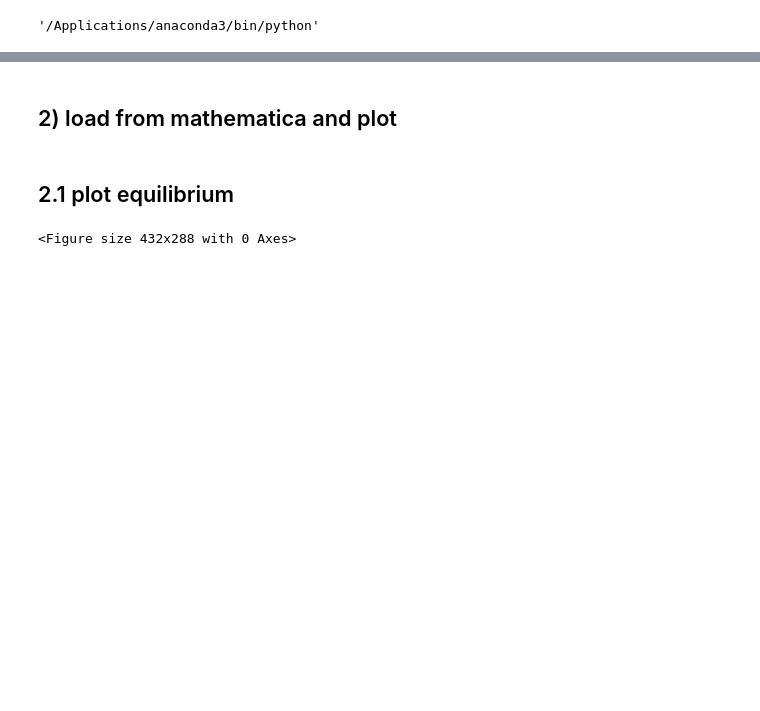
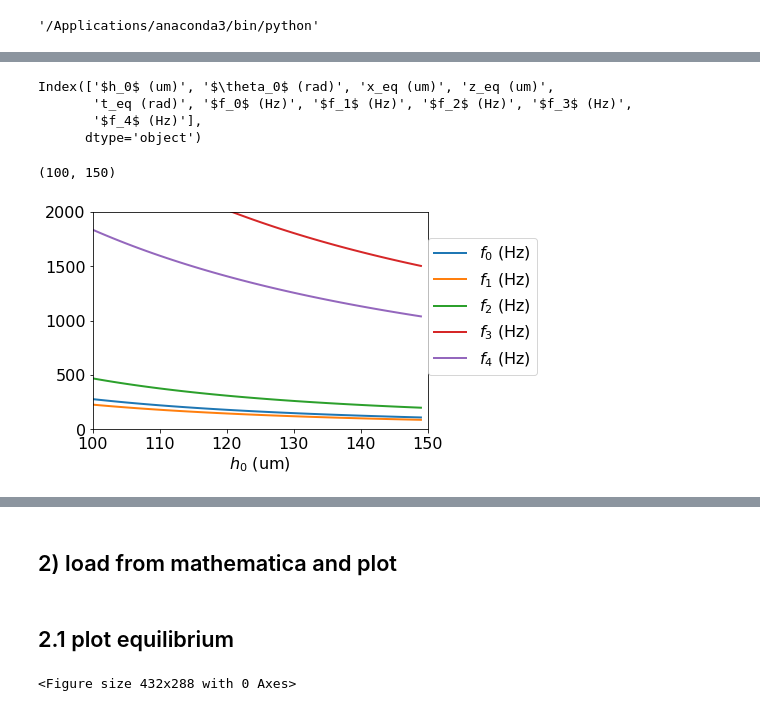
Before and after one commit to LISE-B26/frozen_dipole_model, a Jupyter notebook: notebooks/type_II_SC_find_frequencies.ipynb, the cells around one changed output, grey strips where cells are left out. Cells and saved outputs as stored; diff of their text form; code cells hidden in the pictures; blank space fills up the shorter version.

```diff
--- a/notebooks/type_II_SC_find_frequencies.ipynb
+++ b/notebooks/type_II_SC_find_frequencies.ipynb
@@ -144,0 +219,18 @@ plt.show()
+# %%
+df.keys()
+# %% [output]
+Index(['$h_0$ (um)', '$\theta_0$ (rad)', 'x_eq (um)', 'z_eq (um)',
+       't_eq (rad)', '$f_0$ (Hz)', '$f_1$ (Hz)', '$f_2$ (Hz)', '$f_3$ (Hz)',
+       '$f_4$ (Hz)'],
+      dtype='object')
+# %%
+sub_df = df[df['$\\theta_0$ (rad)'] == df['$\\theta_0$ (rad)'].unique()[62]]
+
+sub_df.plot(x='$h_0$ (um)', y=['$f_{:d}$ (Hz)'.format(i) for i in range(5)], legend=False)
+plt.legend(loc = (1,0.25))
+plt.ylim(0,2000)
+plt.xlim(100,150)
+# plt.plot(sub_df['theta_0 (rad)'], sub_df['$f_0$ (Hz)])
+# %% [output]
+(100, 150)
+[figure, added]
```
Also changed, not shown: parts of 24 cells of this notebook, 1 other file.
